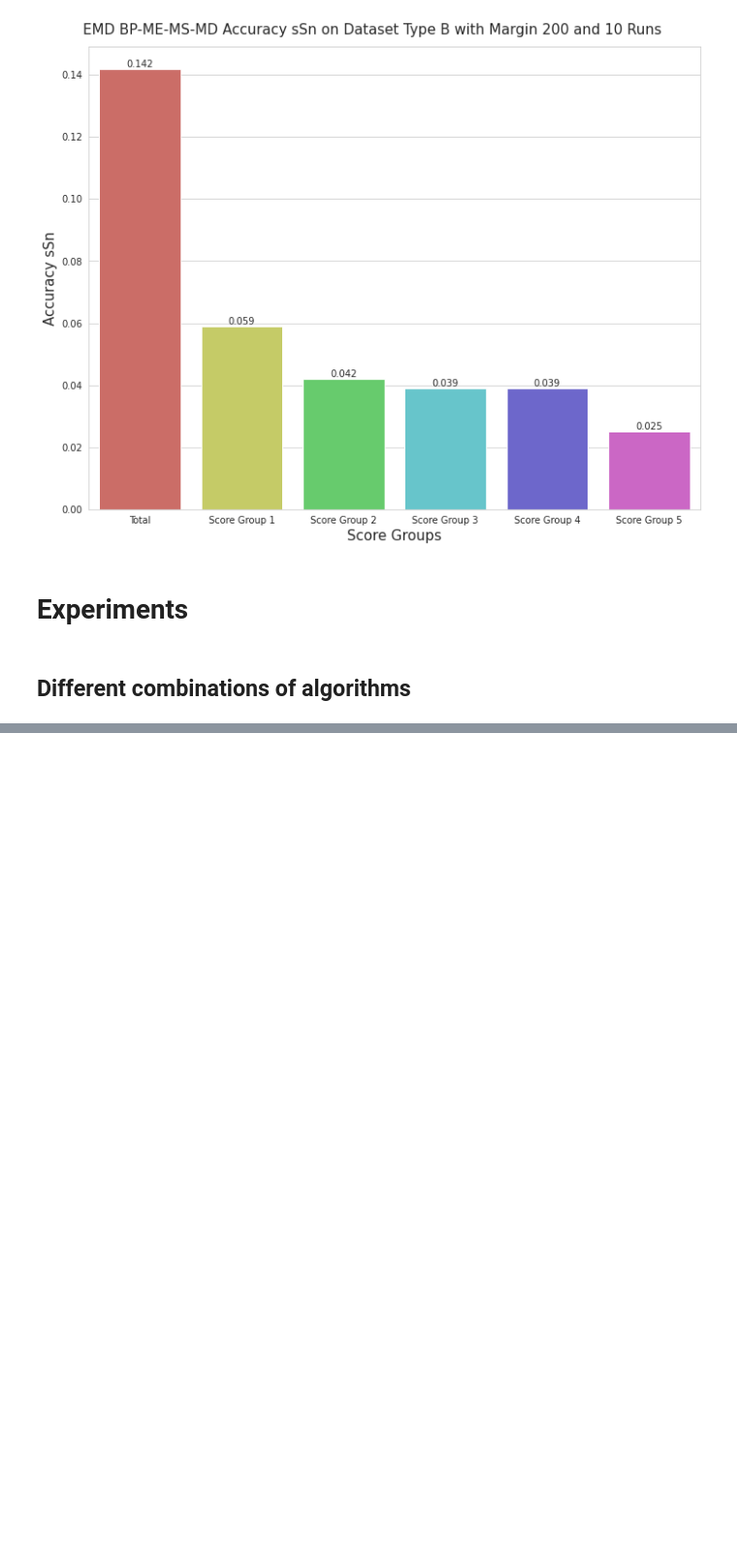
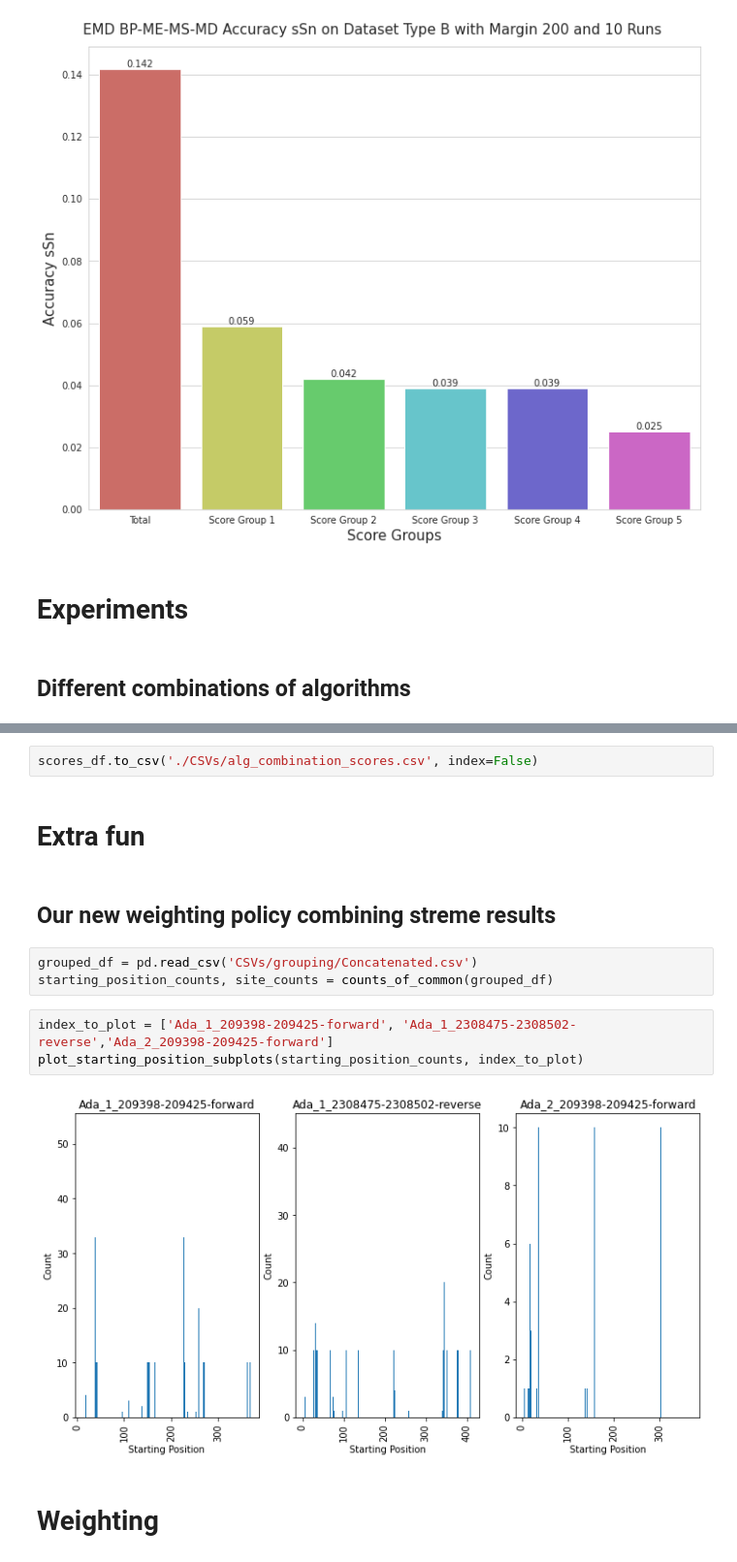
Before and after one commit to SpyrosAlvanakis/Molecular_Algorithms_project, a Jupyter notebook: Run_EMD_Pipeline.ipynb, the cells around one changed output, grey strips where cells are left out. Shown at 97% size. Cells and saved outputs as stored; diff of their text form; blank space fills up the shorter version.

```diff
--- a/Run_EMD_Pipeline.ipynb
+++ b/Run_EMD_Pipeline.ipynb
@@ -444,0 +462,16 @@ sSn = 0.057001239157372985
+# %%
+scores_df.to_csv('./CSVs/alg_combination_scores.csv', index=False)
+# %% [markdown]
+# Extra fun
+# %% [markdown]
+## Our new weighting policy combining streme results
+# %%
+grouped_df = pd.read_csv('CSVs/grouping/Concatenated.csv')
+starting_position_counts, site_counts = counts_of_common(grouped_df)
+# %%
+index_to_plot = ['Ada_1_209398-209425-forward', 'Ada_1_2308475-2308502-reverse','Ada_2_209398-209425-forward']
+plot_starting_position_subplots(starting_position_counts, index_to_plot)
+# %% [output]
+[figure, added]
+# %% [markdown]
+# **Weighting**
```
Also changed, not shown: parts of 9 cells of this notebook, 1 other file.
